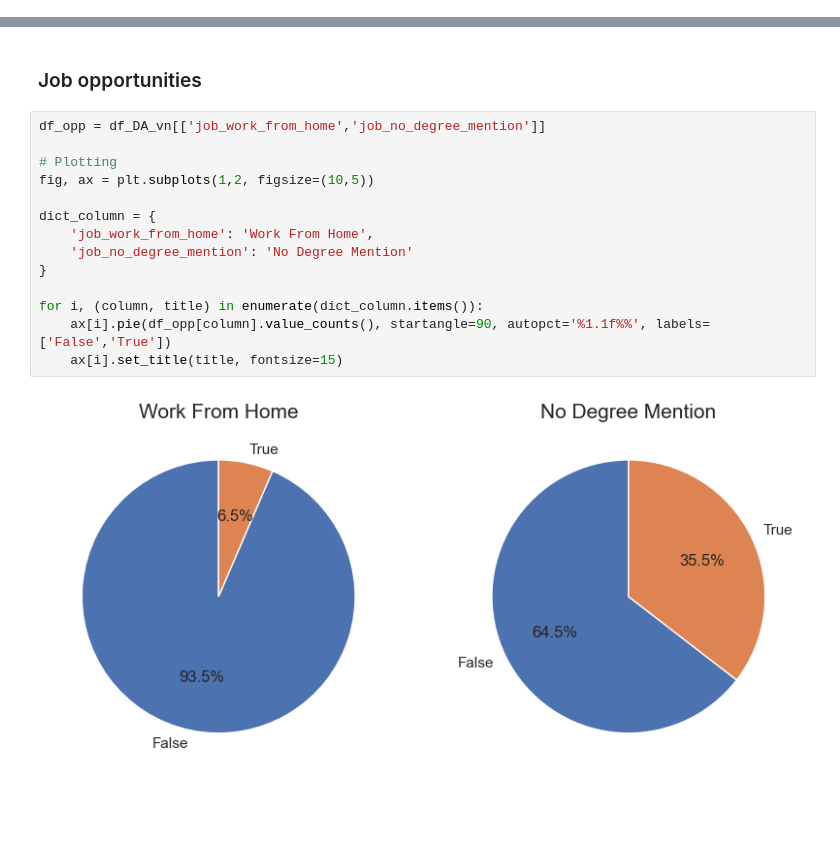
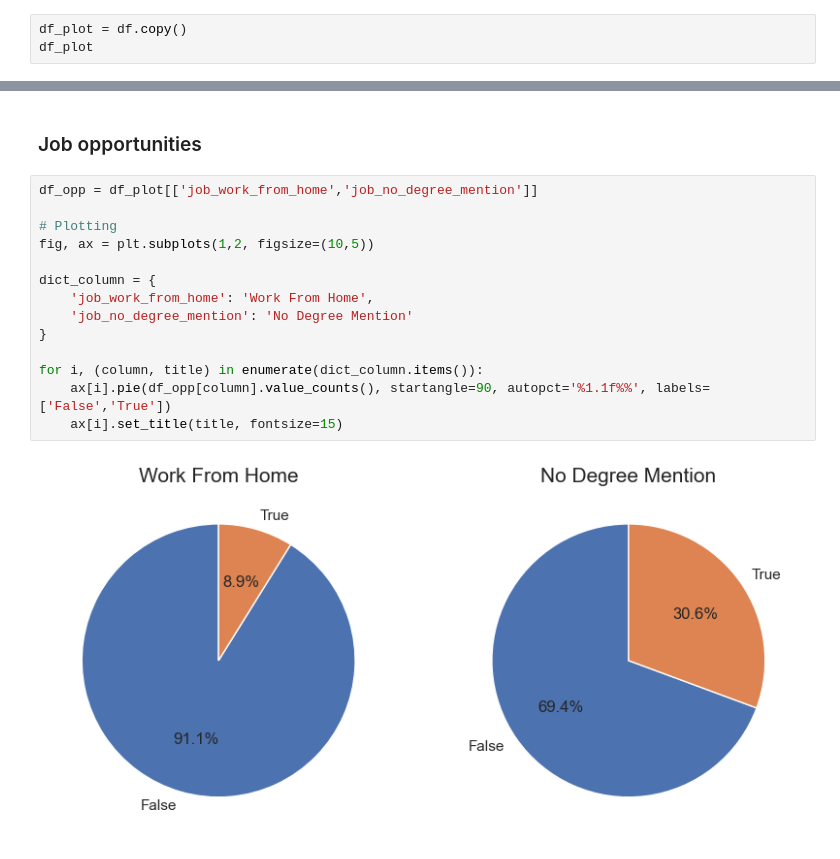
Before and after one commit to duyanvuong/python_data_project, a Jupyter notebook: 03_Projects/01_EDA_Intro.ipynb, the cells around one changed output, grey strips where cells are left out. Drawn from its saved outputs; the diff is of its cells as text; blank space fills up the shorter version.

```diff
--- a/03_Projects/01_EDA_Intro.ipynb
+++ b/03_Projects/01_EDA_Intro.ipynb
@@ -185,0 +167,3 @@ df_DA_vn
+# %%
+df_plot = df.copy()
+df_plot
@@ -228,18 +231,18 @@ plt.show()
 # %% [markdown]
 ### Job opportunities
 # %%
-df_opp = df_DA_vn[['job_work_from_home','job_no_degree_mention']]
+df_opp = df_plot[['job_work_from_home','job_no_degree_mention']]
 
 # Plotting
 fig, ax = plt.subplots(1,2, figsize=(10,5))
 
 dict_column = {
     'job_work_from_home': 'Work From Home',
     'job_no_degree_mention': 'No Degree Mention'
 }
 
 for i, (column, title) in enumerate(dict_column.items()):
     ax[i].pie(df_opp[column].value_counts(), startangle=90, autopct='%1.1f%%', labels=['False','True'])
     ax[i].set_title(title, fontsize=15)
 # %% [output]
-[figure, old version]
+[figure, new version]
```
Also changed, not shown: parts of 7 cells of this notebook.
